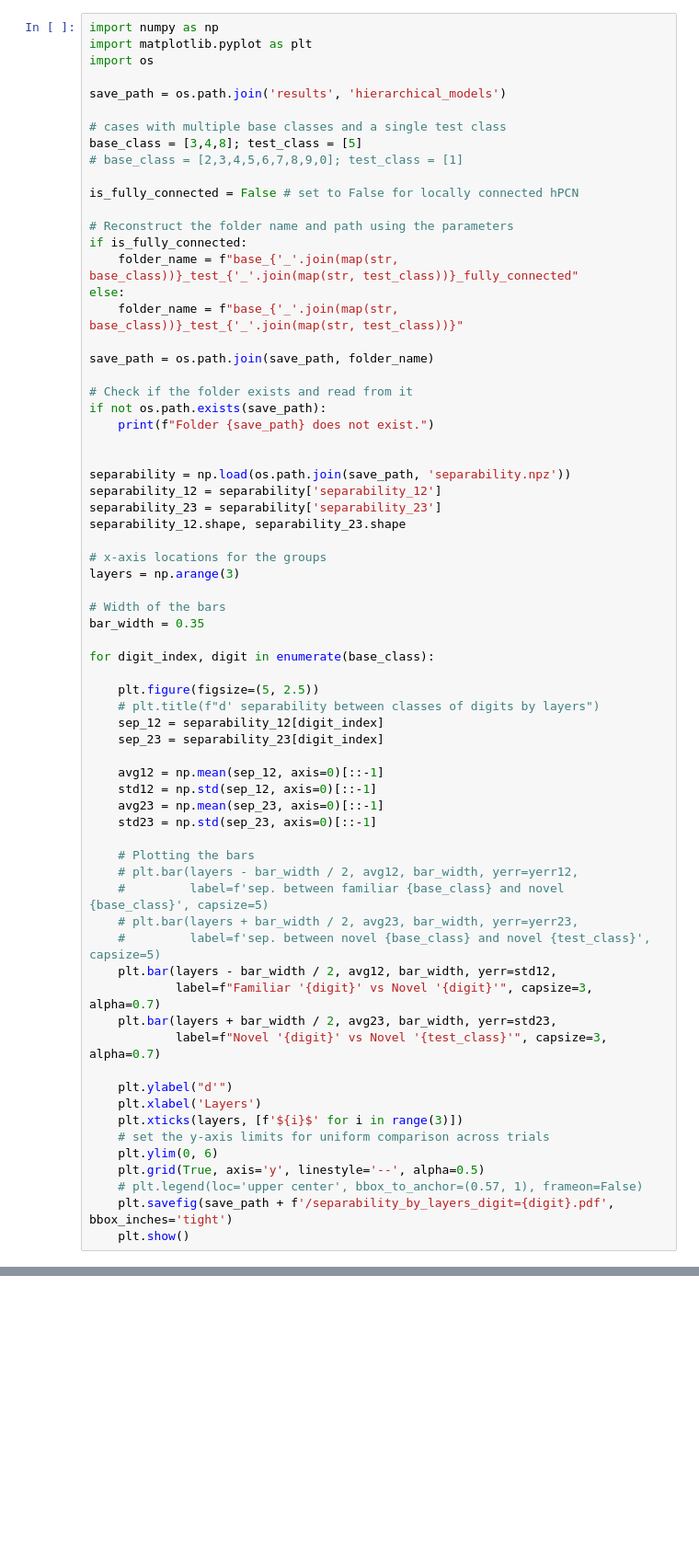
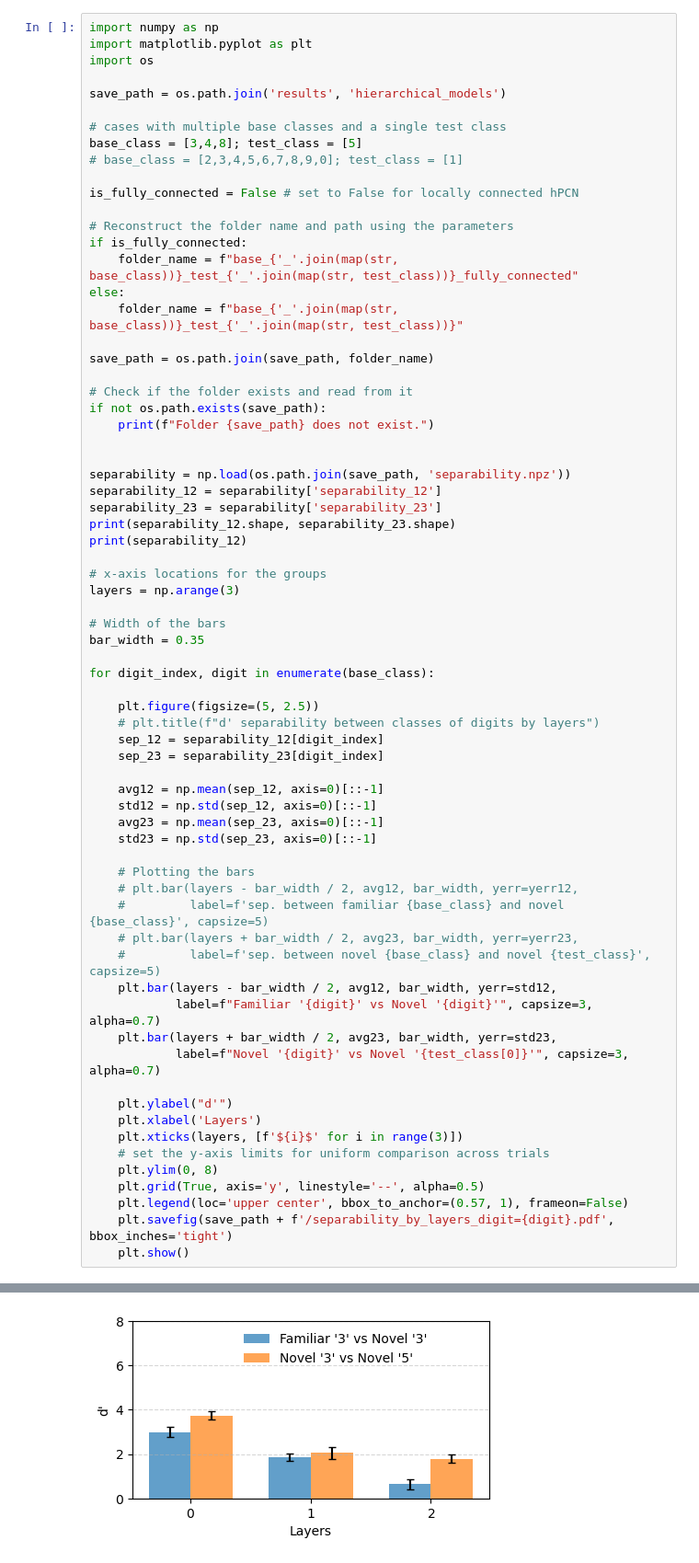
Before and after one commit to ltjed/novelty-detection-pc, a Jupyter notebook: visualization_by_classes.ipynb, the cells around one changed output, grey strips where cells are left out. Shown at 92% size. Drawn from its saved outputs; the diff is of its cells as text; blank space fills up the shorter version.

Commit message:
fixed visualization_by_classes; created autoencoders.ipynb
next job is to make autoencoders compatible with non-square sizes

```diff
--- a/visualization_by_classes.ipynb
+++ b/visualization_by_classes.ipynb
@@ -27,7 +27,8 @@ if not os.path.exists(save_path):
 separability = np.load(os.path.join(save_path, 'separability.npz'))
 separability_12 = separability['separability_12']
 separability_23 = separability['separability_23']
-separability_12.shape, separability_23.shape
+print(separability_12.shape, separability_23.shape)
+print(separability_12)
 
 # x-axis locations for the groups
 layers = np.arange(3)
@@ -55,14 +56,15 @@ for digit_index, digit in enumerate(base_class):
     plt.bar(layers - bar_width / 2, avg12, bar_width, yerr=std12,
             label=f"Familiar '{digit}' vs Novel '{digit}'", capsize=3, alpha=0.7)
     plt.bar(layers + bar_width / 2, avg23, bar_width, yerr=std23,
-            label=f"Novel '{digit}' vs Novel '{test_class}'", capsize=3, alpha=0.7)
+            label=f"Novel '{digit}' vs Novel '{test_class[0]}'", capsize=3, alpha=0.7)
 
     plt.ylabel("d'")
     plt.xlabel('Layers')
     plt.xticks(layers, [f'${i}$' for i in range(3)])
     # set the y-axis limits for uniform comparison across trials
-    plt.ylim(0, 6)
+    plt.ylim(0, 8)
     plt.grid(True, axis='y', linestyle='--', alpha=0.5)
-    # plt.legend(loc='upper center', bbox_to_anchor=(0.57, 1), frameon=False)
+    plt.legend(loc='upper center', bbox_to_anchor=(0.57, 1), frameon=False)
     plt.savefig(save_path + f'/separability_by_layers_digit={digit}.pdf', bbox_inches='tight')
     plt.show()
+# %% [output]
@@ -68,0 +89 @@ for digit_index, digit in enumerate(base_class):
+[figure, added]
```
Also changed, not shown: parts of 1 cell of this notebook, 3 other files.
